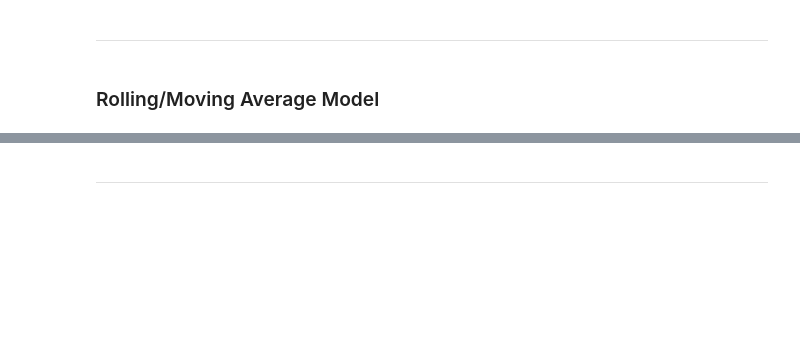
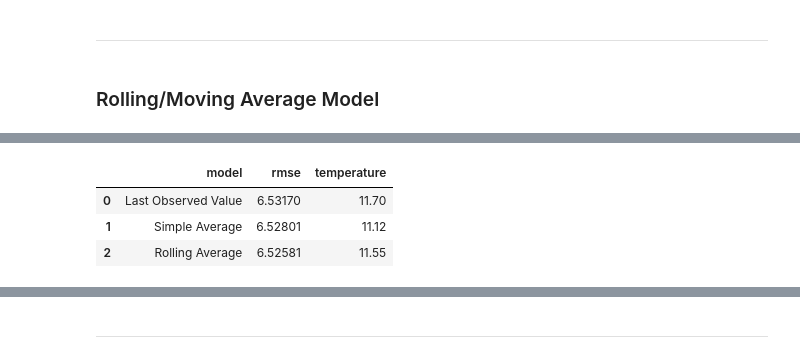
Before and after one commit to natasharivers/time-series-exercises, a Jupyter notebook: Time Series Project.ipynb, the cells around one changed output, grey strips where cells are left out. Cells and saved outputs as stored; diff of their text form; code cells hidden in the pictures; blank space fills up the shorter version.

```diff
--- a/Time Series Project.ipynb
+++ b/Time Series Project.ipynb
@@ -555,12 +534,6 @@ _______________________________________
 # %% [markdown]
 ### Rolling/Moving Average Model
 # %%
-# compute a 1 year rolling average,
-# use the most recent/last 30 day period value to predict forward.
-
-period = 365
-
-temps = round(train['AverageTemperature'].rolling(period).mean().iloc[-1], 2)
-
-yhat_df = make_predictions()
-yhat_df.head(3)
+# compute a 3 months rolling average
+period = 3
+rolling_average = round(train['AverageTemperature'].rolling(period).mean().iloc[-1], 2)
@@ -579,0 +540,3 @@ ValueError: Input contains NaN, infinity or a value too large for dtype('float64
+# %%
+yhat_df_rolling = make_predictions(rolling_average)
+yhat_df_rolling.head(3)
@@ -579,0 +549,18 @@ ValueError: Input contains NaN, infinity or a value too large for dtype('float64
+# %%
+rmse_rolling = round(sqrt(mean_squared_error(validate[target_var], yhat_df_rolling[target_var])), 5)
+# %%
+#create visual to see baseline vs LinearRegression model
+model_df = model_df.append(
+    {
+    'model': 'Rolling Average',
+    'rmse': rmse_rolling,
+    'temperature': rolling_average},
+    ignore_index= True
+    )
+
+model_df
+# %% [output]
+|  | model | rmse | temperature |
+| 0 | Last Observed Value | 6.53170 | 11.70 |
+| 1 | Simple Average | 6.52801 | 11.12 |
+| 2 | Rolling Average | 6.52581 | 11.55 |
```
Also changed, not shown: parts of 40 cells of this notebook.
